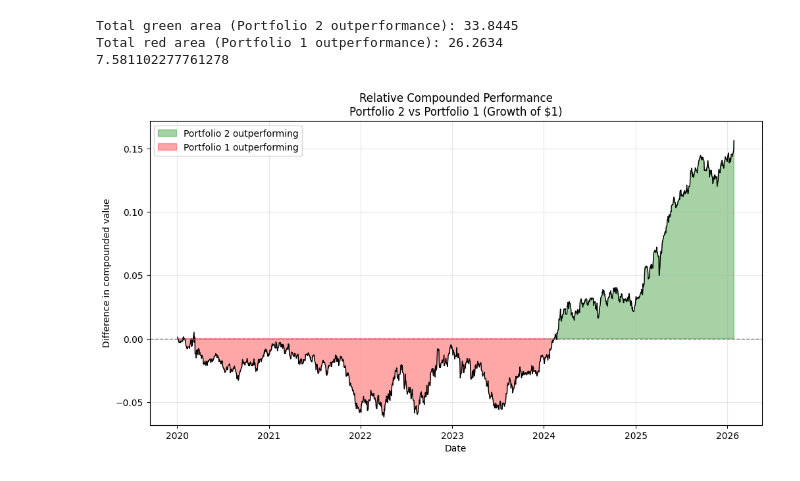
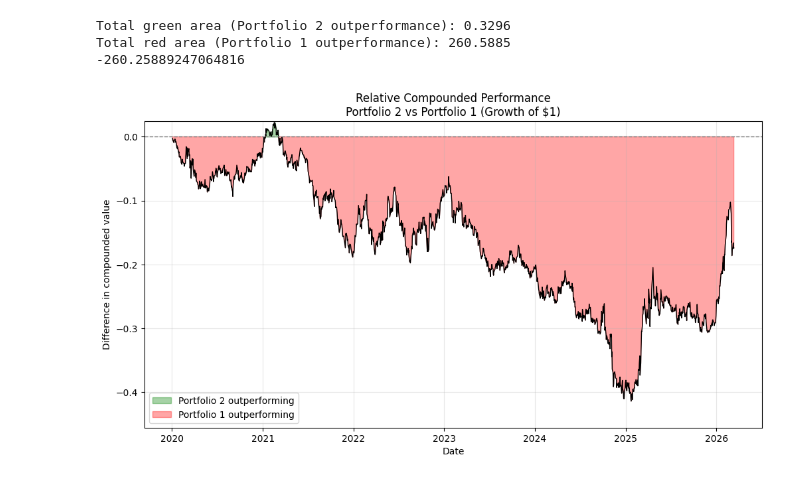
Before and after one commit to sacrom-wongbe/compounding-focus-finance-tooling, a Jupyter notebook: Correlator.ipynb, the cells around one changed output. Cells and saved outputs as stored; diff of their text form; code cells hidden in the pictures.

```diff
--- a/Correlator.ipynb
+++ b/Correlator.ipynb
@@ -235,7 +239,7 @@ import numpy as np
 # ----------------------------
 # Define portfolios as dicts: {ticker: weight} # {"AVDV": 0.2, "VOO": 0.25, "DYNF": 0.15, "SPMO": 0.2, "AVDE": 0.05, "AVEM": 0.05}
 portfolio_1 = {"VOO": 1}
-portfolio_2 = {"DYNF": 0.3, 'SPMO': 0.2, 'VOO': 0.3, 'AVDV': 0.1, 'FNDX': 0.1}
+portfolio_2 = {"AVDE": 0.18, 'SPMO': 0.2, 'VOO': 0.25, 'AVUV': 0.1, 'IDMO': 0.1, 'AUSF': 0.1, 'AVEM': 0.7}
 end   = None
 
 initial_value = 1.0
@@ -301,34 +305,34 @@ plt.fill_between(
     diff.index,
     diff,
     0,
     where=(diff > 0),
     interpolate=True,
     alpha=0.35,
     label="Portfolio 2 outperforming",
     color="green"
 )
 plt.fill_between(
     diff.index,
     diff,
     0,
     where=(diff < 0),
     interpolate=True,
     alpha=0.35,
     label="Portfolio 1 outperforming",
     color="red"
 )
 plt.axhline(0, color="gray", linestyle="--", linewidth=1)
 plt.title(
     f"Relative Compounded Performance\nPortfolio 2 vs Portfolio 1 (Growth of $1)"
 )
 plt.ylabel("Difference in compounded value")
 plt.xlabel("Date")
 plt.ylim(diff.min() * 1.1, diff.max() * 1.1)
 plt.legend()
 plt.grid(True, alpha=0.3)
 plt.show()
 # %% [output]
-Total green area (Portfolio 2 outperformance): 33.8445
-Total red area (Portfolio 1 outperformance): 26.2634
-7.581102277761278
+Total green area (Portfolio 2 outperformance): 0.3296
+Total red area (Portfolio 1 outperformance): 260.5885
+-260.25889247064816
-[figure, old version]
+[figure, new version]
```
Also changed, not shown: parts of 3 cells of this notebook, 20 other files.
